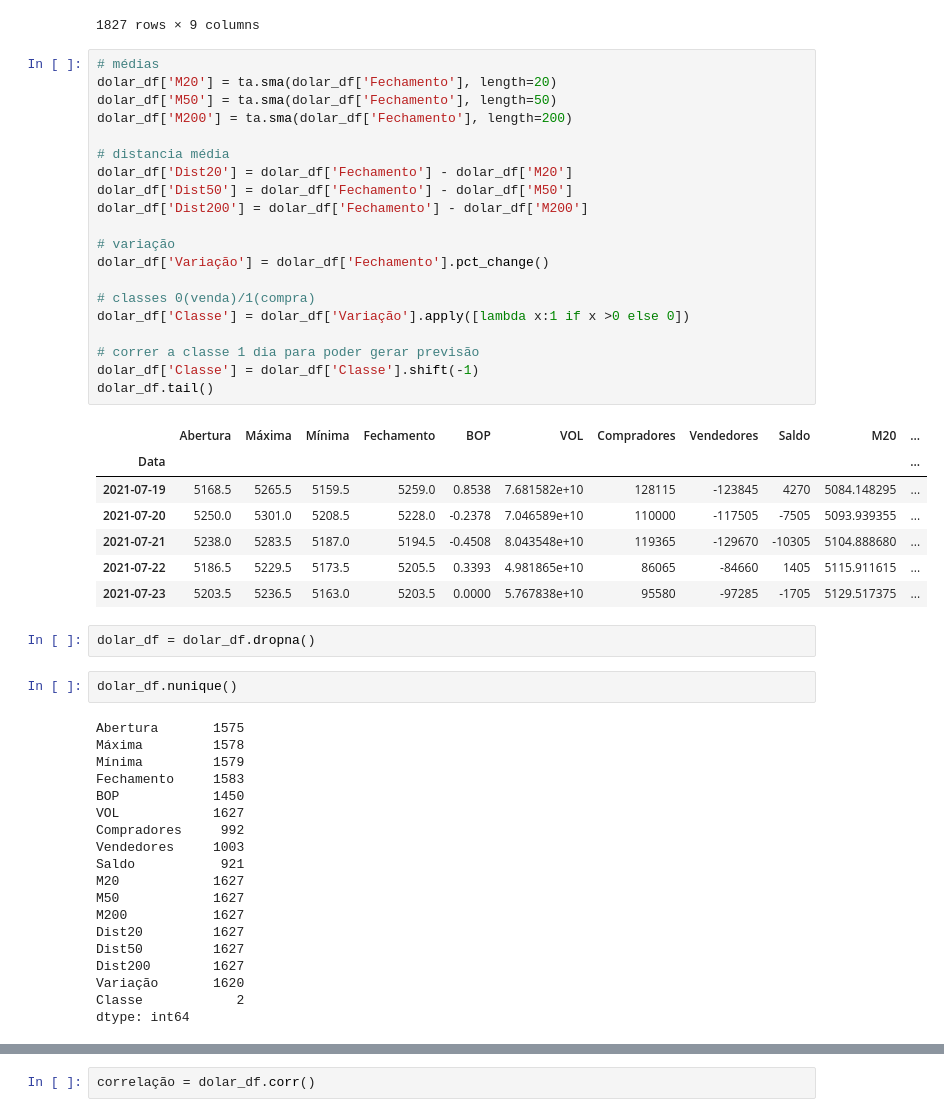
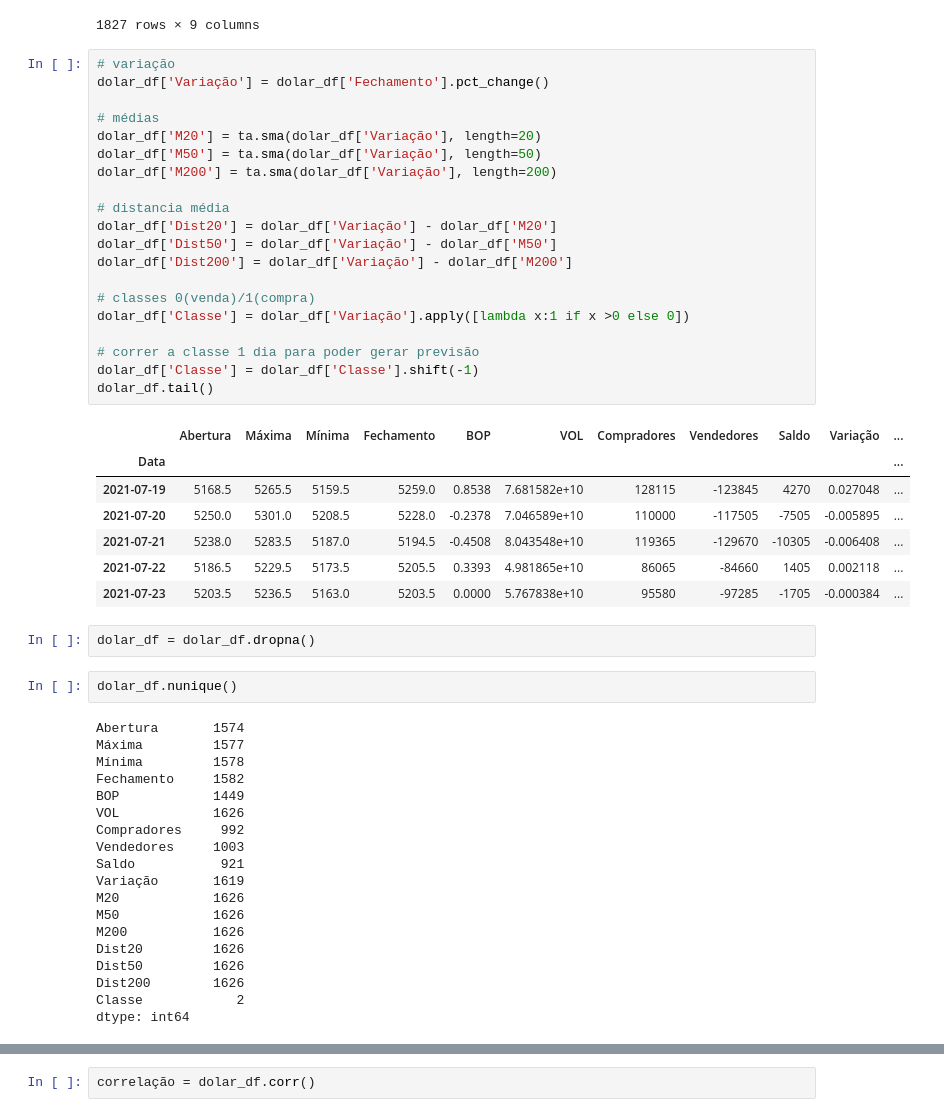
Before and after one commit to caiquemiranda/machine-learning-finance-python, a Jupyter notebook: RL.ipynb, the cells around one changed output, grey strips where cells are left out. Saved outputs shown, nothing was run; the diff lists cells and outputs as text.

```diff
--- a/RL.ipynb
+++ b/RL.ipynb
@@ -34,54 +34,54 @@ dolar_df
 | 2021-07-23 | 5203.5000 | 5236.5000 | 5163.0000 | 5203.5000 | 0.0000 | 5.767838e+10 | 95580 | -97285 | -1705 |
 1827 rows × 9 columns
 # %%
+# variação
+dolar_df['Variação'] = dolar_df['Fechamento'].pct_change()
+
 # médias
-dolar_df['M20'] = ta.sma(dolar_df['Fechamento'], length=20)
-dolar_df['M50'] = ta.sma(dolar_df['Fechamento'], length=50)
-dolar_df['M200'] = ta.sma(dolar_df['Fechamento'], length=200)
+dolar_df['M20'] = ta.sma(dolar_df['Variação'], length=20)
+dolar_df['M50'] = ta.sma(dolar_df['Variação'], length=50)
+dolar_df['M200'] = ta.sma(dolar_df['Variação'], length=200)
 
 # distancia média
-dolar_df['Dist20'] = dolar_df['Fechamento'] - dolar_df['M20']
-dolar_df['Dist50'] = dolar_df['Fechamento'] - dolar_df['M50']
-dolar_df['Dist200'] = dolar_df['Fechamento'] - dolar_df['M200']
-
-# variação
-dolar_df['Variação'] = dolar_df['Fechamento'].pct_change()
+dolar_df['Dist20'] = dolar_df['Variação'] - dolar_df['M20']
+dolar_df['Dist50'] = dolar_df['Variação'] - dolar_df['M50']
+dolar_df['Dist200'] = dolar_df['Variação'] - dolar_df['M200']
 
 # classes 0(venda)/1(compra)
 dolar_df['Classe'] = dolar_df['Variação'].apply([lambda x:1 if x >0 else 0])
 
 # correr a classe 1 dia para poder gerar previsão
 dolar_df['Classe'] = dolar_df['Classe'].shift(-1)
 dolar_df.tail()
 # %% [output]
-|  | Abertura | Máxima | Mínima | Fechamento | BOP | VOL | Compradores | Vendedores | Saldo | M20 | ... |
+|  | Abertura | Máxima | Mínima | Fechamento | BOP | VOL | Compradores | Vendedores | Saldo | Variação | ... |
 | Data |  |  |  |  |  |  |  |  |  |  | ... |
-| 2021-07-19 | 5168.5 | 5265.5 | 5159.5 | 5259.0 | 0.8538 | 7.681582e+10 | 128115 | -123845 | 4270 | 5084.148295 | ... |
-| 2021-07-20 | 5250.0 | 5301.0 | 5208.5 | 5228.0 | -0.2378 | 7.046589e+10 | 110000 | -117505 | -7505 | 5093.939355 | ... |
-| 2021-07-21 | 5238.0 | 5283.5 | 5187.0 | 5194.5 | -0.4508 | 8.043548e+10 | 119365 | -129670 | -10305 | 5104.888680 | ... |
-| 2021-07-22 | 5186.5 | 5229.5 | 5173.5 | 5205.5 | 0.3393 | 4.981865e+10 | 86065 | -84660 | 1405 | 5115.911615 | ... |
-| 2021-07-23 | 5203.5 | 5236.5 | 5163.0 | 5203.5 | 0.0000 | 5.767838e+10 | 95580 | -97285 | -1705 | 5129.517375 | ... |
+| 2021-07-19 | 5168.5 | 5265.5 | 5159.5 | 5259.0 | 0.8538 | 7.681582e+10 | 128115 | -123845 | 4270 | 0.027048 | ... |
+| 2021-07-20 | 5250.0 | 5301.0 | 5208.5 | 5228.0 | -0.2378 | 7.046589e+10 | 110000 | -117505 | -7505 | -0.005895 | ... |
+| 2021-07-21 | 5238.0 | 5283.5 | 5187.0 | 5194.5 | -0.4508 | 8.043548e+10 | 119365 | -129670 | -10305 | -0.006408 | ... |
+| 2021-07-22 | 5186.5 | 5229.5 | 5173.5 | 5205.5 | 0.3393 | 4.981865e+10 | 86065 | -84660 | 1405 | 0.002118 | ... |
+| 2021-07-23 | 5203.5 | 5236.5 | 5163.0 | 5203.5 | 0.0000 | 5.767838e+10 | 95580 | -97285 | -1705 | -0.000384 | ... |
 # %%
 dolar_df = dolar_df.dropna()
 # %%
 dolar_df.nunique()
 # %% [output]
-Abertura       1575
-Máxima         1578
-Mínima         1579
-Fechamento     1583
-BOP            1450
-VOL            1627
+Abertura       1574
+Máxima         1577
+Mínima         1578
+Fechamento     1582
+BOP            1449
+VOL            1626
 Compradores     992
 Vendedores     1003
 Saldo           921
-M20            1627
-M50            1627
-M200           1627
-Dist20         1627
-Dist50         1627
-Dist200        1627
-Variação       1620
+Variação       1619
+M20            1626
+M50            1626
+M200           1626
+Dist20         1626
+Dist50         1626
+Dist200        1626
 Classe            2
 dtype: int64
 # %%
```
Also changed, not shown: parts of 34 cells of this notebook.
